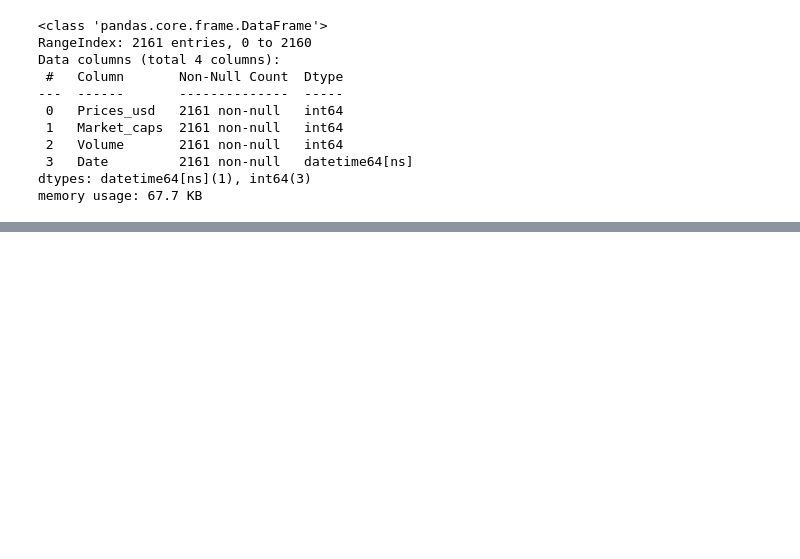
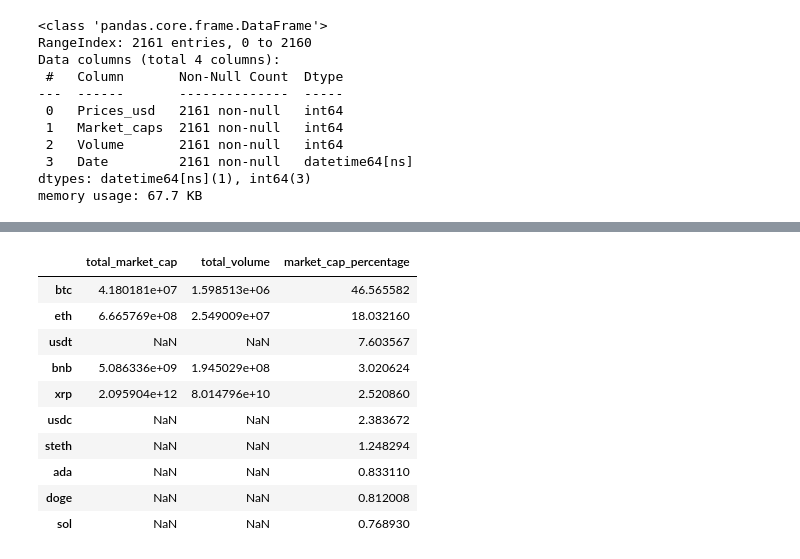
Before and after one commit to Galo0000/Analitics_Proyect_Cryptocurrency, a Jupyter notebook: Extract_data.ipynb, the cells around one changed output, grey strips where cells are left out. Saved outputs shown, nothing was run; the diff lists cells and outputs as text; code cells hidden in the pictures; blank space fills up the shorter version.

```diff
--- a/Extract_data.ipynb
+++ b/Extract_data.ipynb
@@ -94,0 +228,14 @@ df_global = pd.DataFrame(data['data'])
+# %%
+df_global.head(10)
+# %% [output]
+|  | total_market_cap | total_volume | market_cap_percentage |
+| btc | 4.180181e+07 | 1.598513e+06 | 46.565582 |
+| eth | 6.665769e+08 | 2.549009e+07 | 18.032160 |
+| usdt | NaN | NaN | 7.603567 |
+| bnb | 5.086336e+09 | 1.945029e+08 | 3.020624 |
+| xrp | 2.095904e+12 | 8.014796e+10 | 2.520860 |
+| usdc | NaN | NaN | 2.383672 |
+| steth | NaN | NaN | 1.248294 |
+| ada | NaN | NaN | 0.833110 |
+| doge | NaN | NaN | 0.812008 |
+| sol | NaN | NaN | 0.768930 |
```
Also changed, not shown: parts of 38 cells of this notebook, 3 other files.
